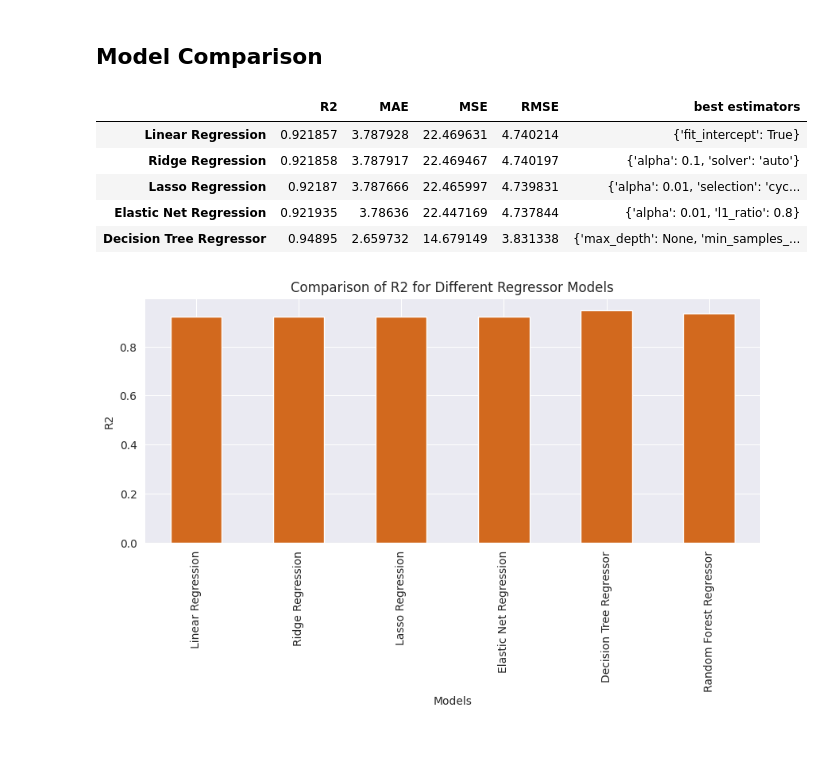
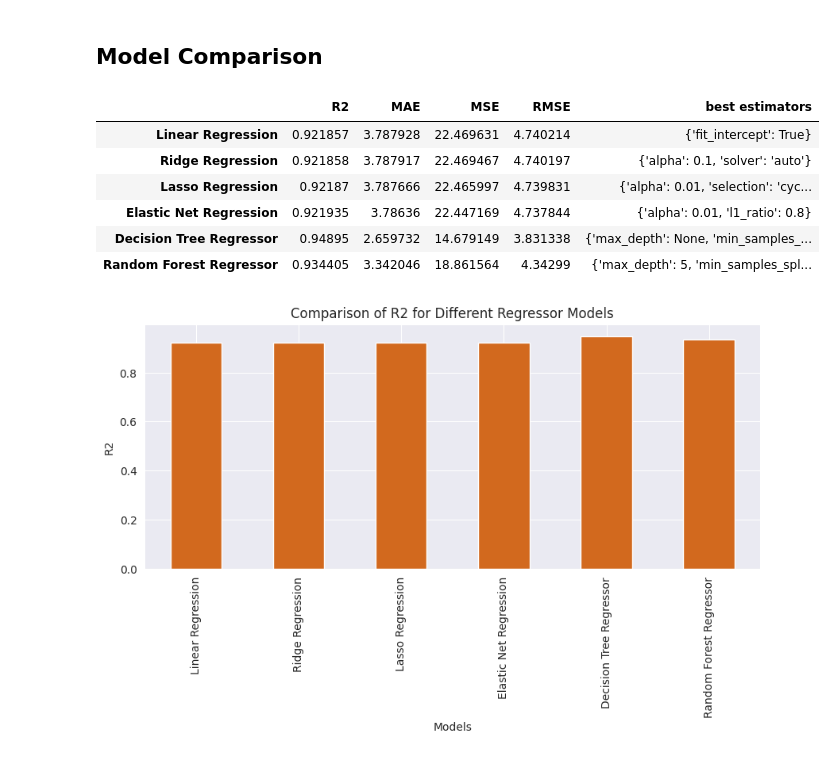
Before and after one commit to jeffwongqy/power-prediction-combined-cycle-power-plant, a Jupyter notebook: power_prediction_ccpp.ipynb, the cells around one changed output. Saved outputs shown, nothing was run; the diff lists cells and outputs as text; code cells hidden in the pictures.

```diff
--- a/power_prediction_ccpp.ipynb
+++ b/power_prediction_ccpp.ipynb
@@ -335,14 +335,15 @@ Root Mean Squared Error: 4.3430
 ## Model Comparison
 # %%
 results_df = pd.DataFrame(result).T
-results_df.head()
+results_df
 # %% [output]
 |  | R2 | MAE | MSE | RMSE | best estimators |
 | Linear Regression | 0.921857 | 3.787928 | 22.469631 | 4.740214 | {'fit_intercept': True} |
 | Ridge Regression | 0.921858 | 3.787917 | 22.469467 | 4.740197 | {'alpha': 0.1, 'solver': 'auto'} |
 | Lasso Regression | 0.92187 | 3.787666 | 22.465997 | 4.739831 | {'alpha': 0.01, 'selection': 'cyc... |
 | Elastic Net Regression | 0.921935 | 3.78636 | 22.447169 | 4.737844 | {'alpha': 0.01, 'l1_ratio': 0.8} |
 | Decision Tree Regressor | 0.94895 | 2.659732 | 14.679149 | 3.831338 | {'max_depth': None, 'min_samples_... |
+| Random Forest Regressor | 0.934405 | 3.342046 | 18.861564 | 4.34299 | {'max_depth': 5, 'min_samples_spl... |
 # %%
 sns.set_style("darkgrid")
 plt.figure(figsize = (10, 4))
```
Also changed, not shown: parts of 5 cells of this notebook.
